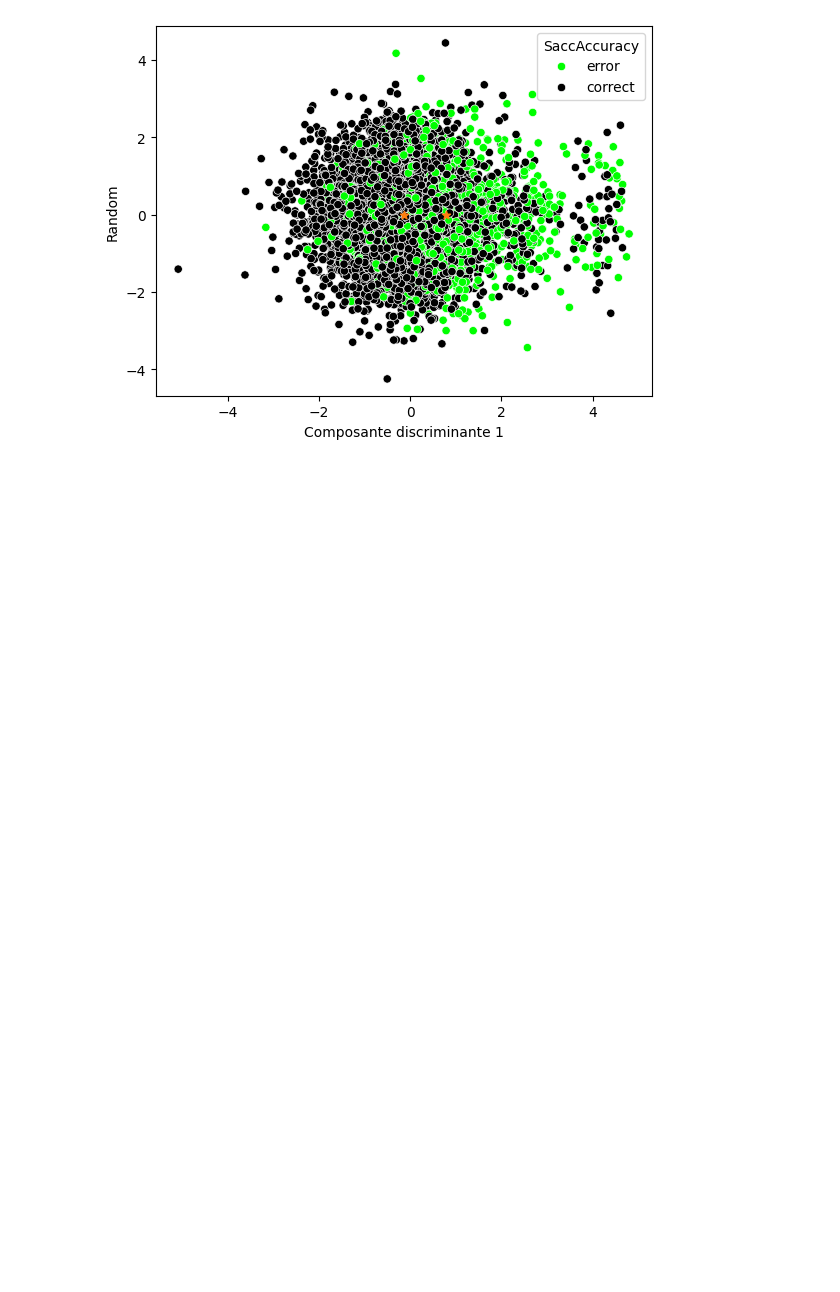
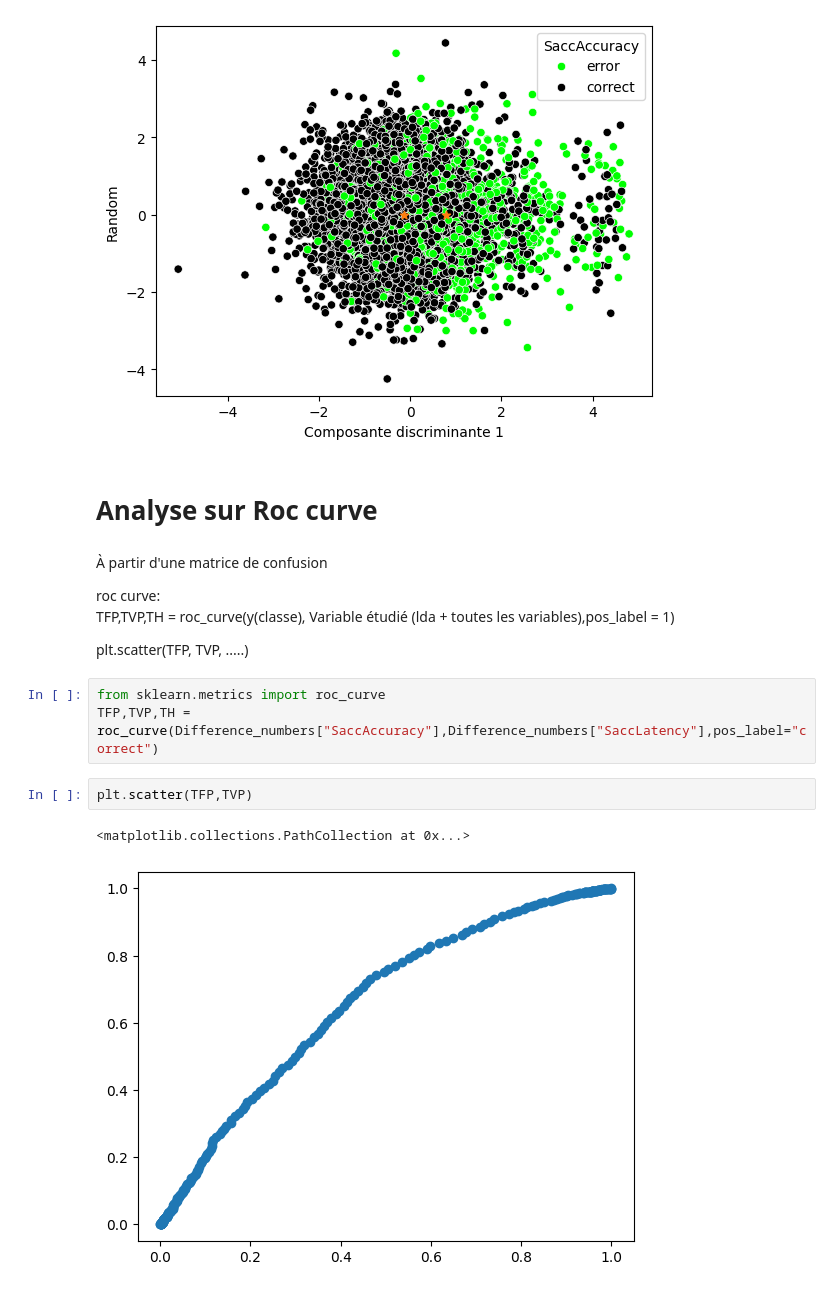
Before and after one commit to YalpLeYak/Mini_projet, a Jupyter notebook: COSNAY_DAMAGGIO_ProjetTSD.ipynb, the cells around one changed output. Saved outputs shown, nothing was run; the diff lists cells and outputs as text; blank space fills up the shorter version.

```diff
--- a/COSNAY_DAMAGGIO_ProjetTSD.ipynb
+++ b/COSNAY_DAMAGGIO_ProjetTSD.ipynb
@@ -405,3 +412,20 @@ plt.scatter(Gadl[:,0],np.zeros(2),marker="*")
 plt.show()
 # %% [output]
 [figure]
+# %% [markdown]
+# Analyse sur Roc curve
+# %% [markdown]
+À partir d'une matrice de confusion
+
+roc curve:\
+TFP,TVP,TH = roc_curve(y(classe), Variable étudié (lda + toutes les variables),pos_label = 1)
+
+plt.scatter(TFP, TVP, .....)
+# %%
+from sklearn.metrics import roc_curve
+TFP,TVP,TH = roc_curve(Difference_numbers["SaccAccuracy"],Difference_numbers["SaccLatency"],pos_label="correct")
+# %%
+plt.scatter(TFP,TVP)
+# %% [output]
+<matplotlib.collections.PathCollection at 0x...>
+[figure, added]
```
Also changed, not shown: parts of 2 cells of this notebook.
